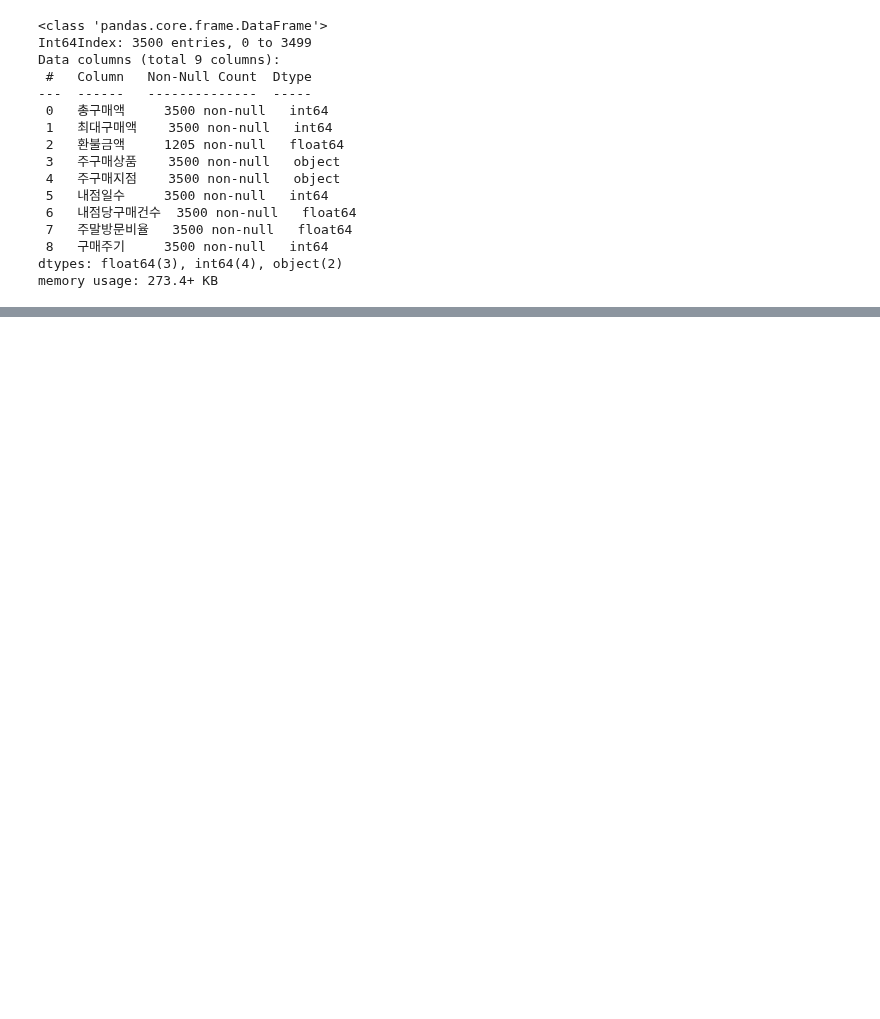
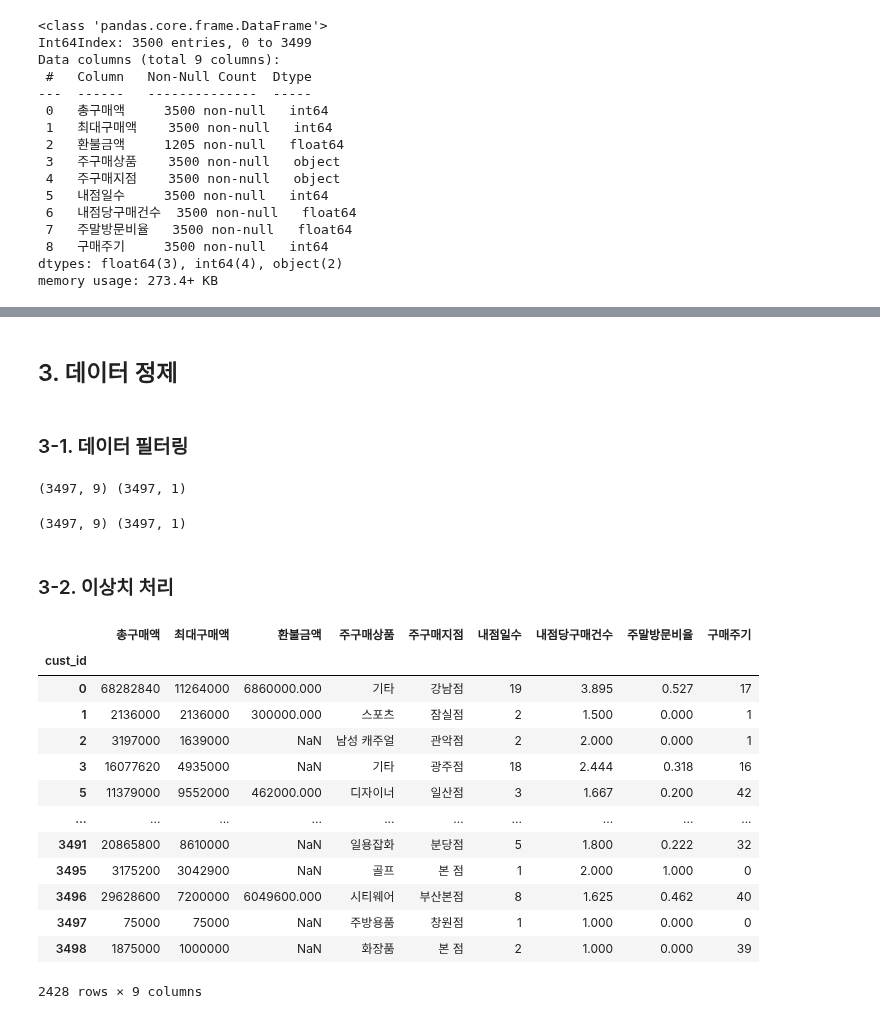
Before and after one commit to iss760/machine-learning, a Jupyter notebook: certification/practical_type02.ipynb, the cells around one changed output, grey strips where cells are left out. Saved outputs shown, nothing was run; the diff lists cells and outputs as text; code cells hidden in the pictures; blank space fills up the shorter version.

Commit message:
Add data filtering and data outlier processing

```diff
--- a/certification/practical_type02.ipynb
+++ b/certification/practical_type02.ipynb
@@ -53,0 +98,4 @@ plt.show()
+# %%
+# 통계치 확인
+pd.options.display.float_format = "{:.3f}".format
+X_train.describe()
@@ -53,0 +167,65 @@ plt.show()
+# %% [markdown]
+## 3. 데이터 정제
+# %% [markdown]
+### 3-1. 데이터 필터링
+# %%
+# 총구매액 < 0 데이터 제거
+rm_idx = X_train[X_train['총구매액'] < 0].index
+X_train.drop(index=rm_idx, inplace=True)
+y_train.drop(index=rm_idx, inplace=True)
+print(X_train.shape, y_train.shape)
+# %% [output]
+(3497, 9) (3497, 1)
+# %%
+# 최대구매액 < 0 데이터 제거
+rm_idx = X_train[X_train['최대구매액'] < 0].index
+X_train.drop(index=rm_idx, inplace=True)
+y_train.drop(index=rm_idx, inplace=True)
+print(X_train.shape, y_train.shape)
+# %% [output]
+(3497, 9) (3497, 1)
+# %% [markdown]
+### 3-2. 이상치 처리
+# %%
+# IQR 방식의 이상치 인덱스 반환 함수
+def _outlier_iqr(data):
+    q1, q3 = np.percentile(data, [25, 75])
+    iqr = q3 - q1
+    lower_bound = q1 - (iqr * 1.5)
+    upper_bound = q3 + (iqr * 1.5)
+    return data[(data > upper_bound) | (data < lower_bound)].index, (lower_bound, upper_bound)
+
+# 연속형 변수 이상치 제거 함수
+def remove_outlier(df):
+    global qlt_cols
+    for col in qlt_cols:
+        rm_idx, _ = _outlier_iqr(df[col])
+        df.drop(index=rm_idx, inplace=True)
+    return df
+
+# 이상치 Min, Max 대치 함수
+def convert_mm_outlier(df):
+    global qlt_cols
+    for col in qlt_cols:
+        cv_idx, v = _outlier_iqr(df[col])
+        df[col] = df[col].apply(lambda x: v[0] if x<v[0] else v[1] if x>v[1] else x)
+    return df
+# %%
+# 이상치를 제거한 데이터셋
+X_train_r = remove_outlier(X_train.copy())
+X_train_r
+# %% [output]
+|  | 총구매액 | 최대구매액 | 환불금액 | 주구매상품 | 주구매지점 | 내점일수 | 내점당구매건수 | 주말방문비율 | 구매주기 |
+| cust_id |  |  |  |  |  |  |  |  |  |
+| 0 | 68282840 | 11264000 | 6860000.000 | 기타 | 강남점 | 19 | 3.895 | 0.527 | 17 |
+| 1 | 2136000 | 2136000 | 300000.000 | 스포츠 | 잠실점 | 2 | 1.500 | 0.000 | 1 |
+| 2 | 3197000 | 1639000 | NaN | 남성 캐주얼 | 관악점 | 2 | 2.000 | 0.000 | 1 |
+| 3 | 16077620 | 4935000 | NaN | 기타 | 광주점 | 18 | 2.444 | 0.318 | 16 |
+| 5 | 11379000 | 9552000 | 462000.000 | 디자이너 | 일산점 | 3 | 1.667 | 0.200 | 42 |
+| ... | ... | ... | ... | ... | ... | ... | ... | ... | ... |
+| 3491 | 20865800 | 8610000 | NaN | 일용잡화 | 분당점 | 5 | 1.800 | 0.222 | 32 |
+| 3495 | 3175200 | 3042900 | NaN | 골프 | 본 점 | 1 | 2.000 | 1.000 | 0 |
+| 3496 | 29628600 | 7200000 | 6049600.000 | 시티웨어 | 부산본점 | 8 | 1.625 | 0.462 | 40 |
+| 3497 | 75000 | 75000 | NaN | 주방용품 | 창원점 | 1 | 1.000 | 0.000 | 0 |
+| 3498 | 1875000 | 1000000 | NaN | 화장품 | 본 점 | 2 | 1.000 | 0.000 | 39 |
+2428 rows × 9 columns
```
Also changed, not shown: parts of 16 cells of this notebook.
